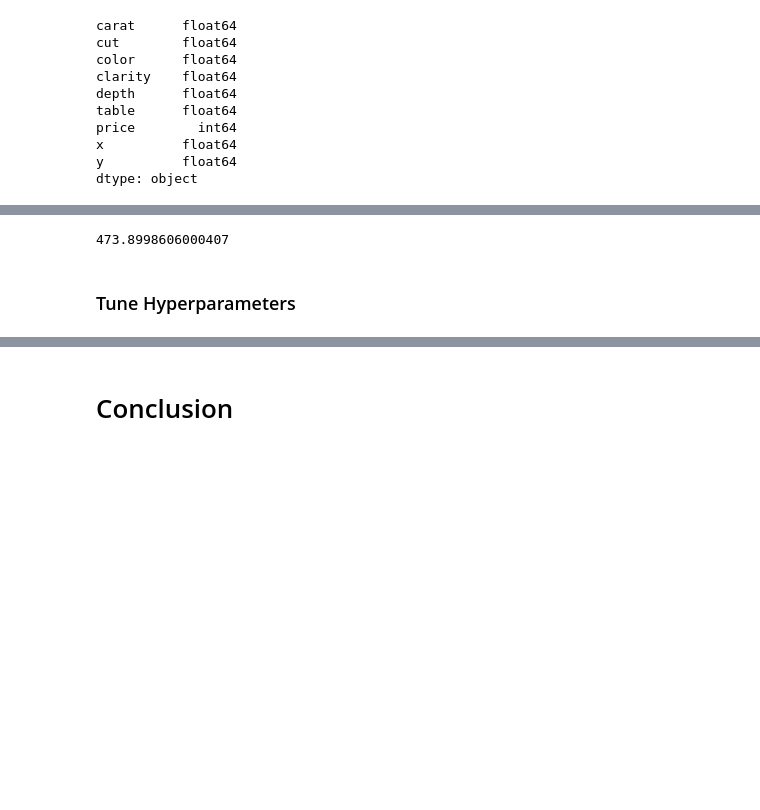
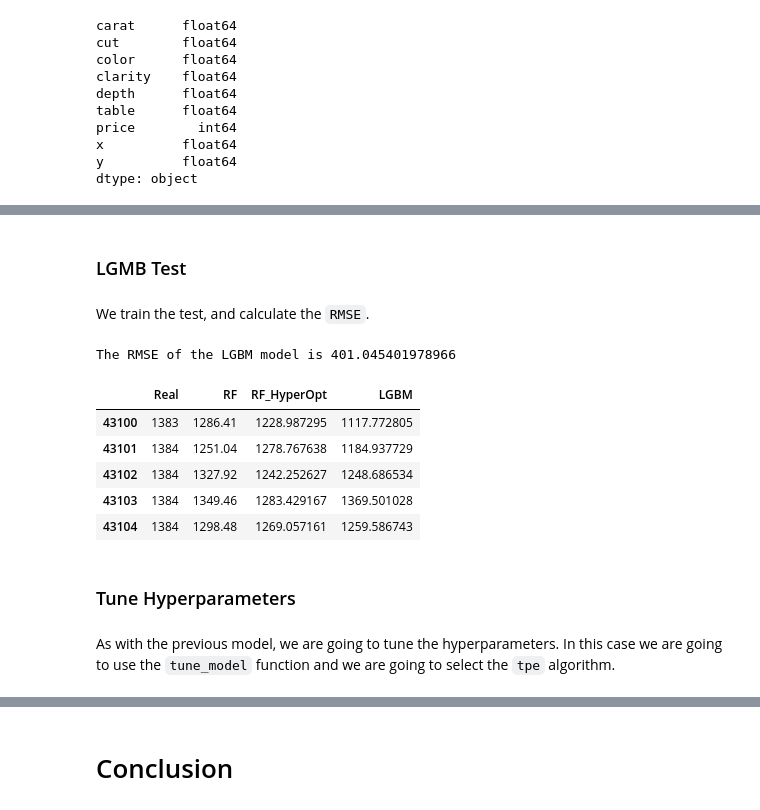
Before and after one commit to MarioGar25/Diamonds-everywhere, a Jupyter notebook: Diamonds-ML-Model.ipynb, the cells around one changed output, grey strips where cells are left out. Cells and saved outputs as stored; diff of their text form; code cells hidden in the pictures; blank space fills up the shorter version.

```diff
--- a/Diamonds-ML-Model.ipynb
+++ b/Diamonds-ML-Model.ipynb
@@ -582,3 +663,0 @@ rmse_rf
-# %%
-pred_df = pd.DataFrame({"Real":y_test, "RFHyperopt": y_pred_test_rf})
-pred_df.head()
@@ -591,0 +670,6 @@ pred_df.head()
+# %%
+#fit an compute RMSE
+rf_model.fit(X, y)
+y_pred_test_rf = rf_model.predict(df_testX)
+rmse_rf = mse(df_testy, y_pred_test_rf)**0.5
+print(f"The RMSE of the RandomForestRegressor model is {rmse_rf}")
@@ -591,0 +678,4 @@ pred_df.head()
+# %%
+#include the predictions to the DataFrame
+pred_df["RF_HyperOpt"] = y_pred_test_rf
+pred_df.head()
@@ -685 +814,5 @@ predict_model(final_lgbm);
+# %% [markdown]
+### LGMB Test
+# %% [markdown]
+We train the test, and calculate the `RMSE`.
 # %%
@@ -687,10 +820,23 @@ y_pred_test_py = final_lgbm.predict(X_test)
-# %%
-rmse_py = mse(y_test, y_pred_test_py)**0.5
-rmse_py
-# %% [output]
-473.8998606000407
+# %%
+rmse_lgbm = mse(df_testy, y_pred_lgbm)**0.5
+print(f"The RMSE of the LGBM model is {rmse_lgbm}")
+# %% [output]
+The RMSE of the LGBM model is 401.045401978966
+# %%
+#add predictions to DataFrame
+pred_df["LGBM"] = y_pred_lgbm
+pred_df.head()
+# %% [output]
+|  | Real | RF | RF_HyperOpt | LGBM |
+| 43100 | 1383 | 1286.41 | 1228.987295 | 1117.772805 |
+| 43101 | 1384 | 1251.04 | 1278.767638 | 1184.937729 |
+| 43102 | 1384 | 1327.92 | 1242.252627 | 1248.686534 |
+| 43103 | 1384 | 1349.46 | 1283.429167 | 1369.501028 |
+| 43104 | 1384 | 1298.48 | 1269.057161 | 1259.586743 |
 # %% [markdown]
 ### Tune Hyperparameters
+# %% [markdown]
+As with the previous model, we are going to tune the hyperparameters. In this case we are going to use the `tune_model` function and we are going to select the `tpe` algorithm.
 # %%
 tune_lgbm = tune_model(lgbm_reg, search_library="optuna", search_algorithm="tpe")
 # %% [output]
```
Also changed, not shown: parts of 74 cells of this notebook, 9 other files.
